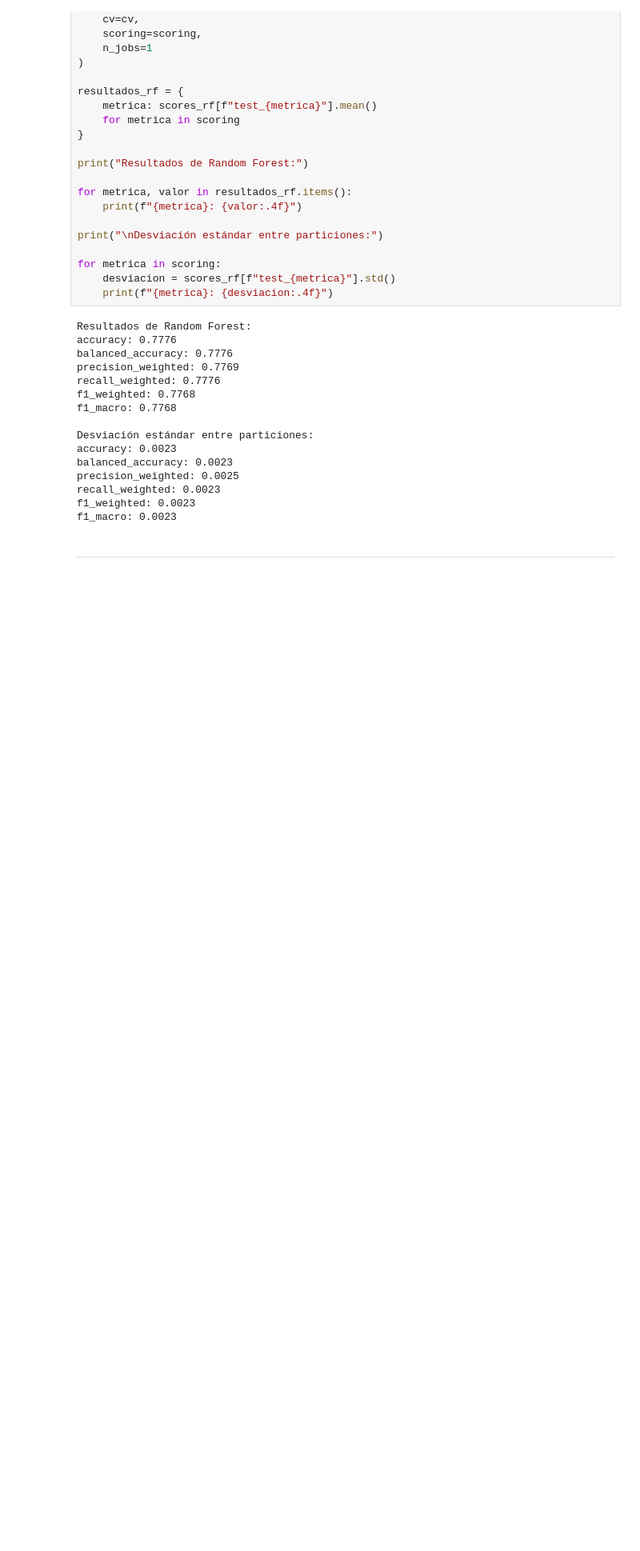
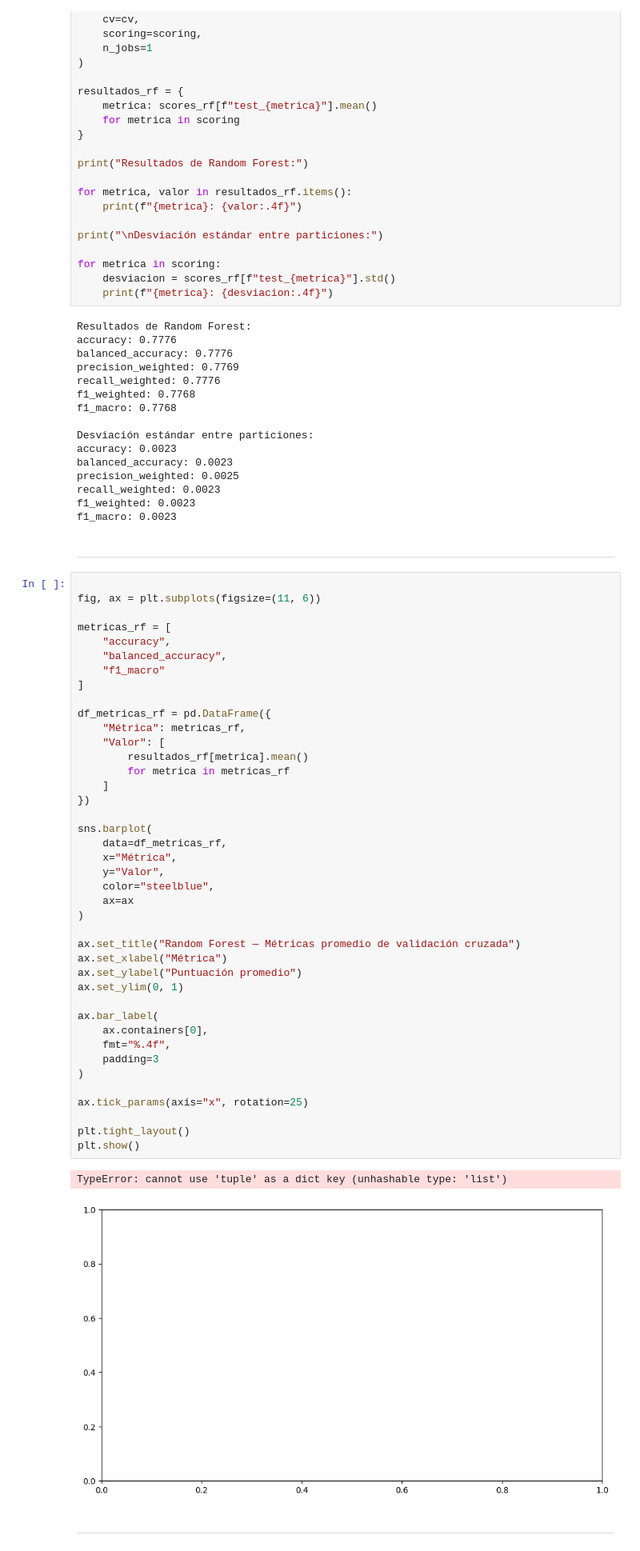
Before and after one commit to 0Trickster/Project-MLY-1, a Jupyter notebook: notebooks/modelos_supervisados/clasificación/08_Random_Forest.ipynb, the cells around one changed output. Shown at 80% size. Drawn from its saved outputs; the diff is of its cells as text; blank space fills up the shorter version.

```diff
--- a/notebooks/modelos_supervisados/clasificación/08_Random_Forest.ipynb
+++ b/notebooks/modelos_supervisados/clasificación/08_Random_Forest.ipynb
@@ -239,6 +239,52 @@ precision_weighted: 0.0025
 recall_weighted: 0.0023
 f1_weighted: 0.0023
 f1_macro: 0.0023
+# %% [markdown]
+---
+# %%
+
+fig, ax = plt.subplots(figsize=(11, 6))
+
+metricas_rf = [
+    "accuracy",
+    "balanced_accuracy",
+    "f1_macro"
+]
+
+df_metricas_rf = pd.DataFrame({
+    "Métrica": metricas_rf,
+    "Valor": [
+        resultados_rf[metrica].mean()
+        for metrica in metricas_rf
+    ]
+})
+
+sns.barplot(
+    data=df_metricas_rf,
+    x="Métrica",
+    y="Valor",
+    color="steelblue",
+    ax=ax
+)
+
+ax.set_title("Random Forest — Métricas promedio de validación cruzada")
+ax.set_xlabel("Métrica")
+ax.set_ylabel("Puntuación promedio")
+ax.set_ylim(0, 1)
+
+ax.bar_label(
+    ax.containers[0],
+    fmt="%.4f",
+    padding=3
+)
+
+ax.tick_params(axis="x", rotation=25)
+
+plt.tight_layout()
+plt.show()
+# %% [output]
+TypeError: cannot use 'tuple' as a dict key (unhashable type: 'list')
+[figure, added]
 # %% [markdown]
 ---
 # %% [markdown]
```
Also changed, not shown: parts of 2 cells of this notebook, 6 other files.
